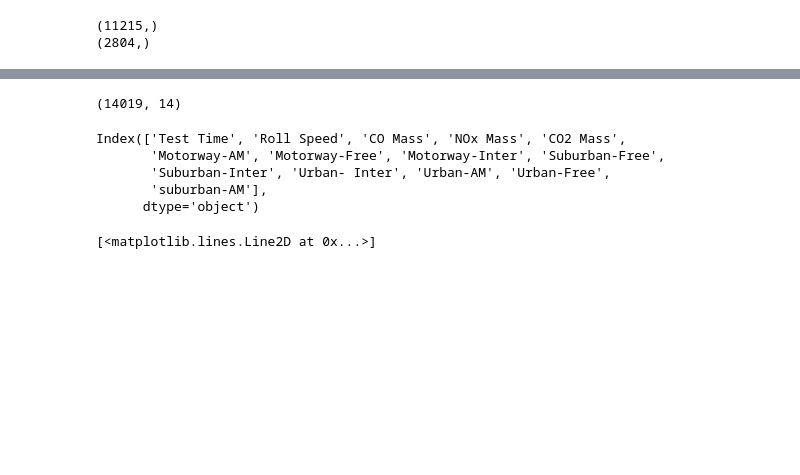
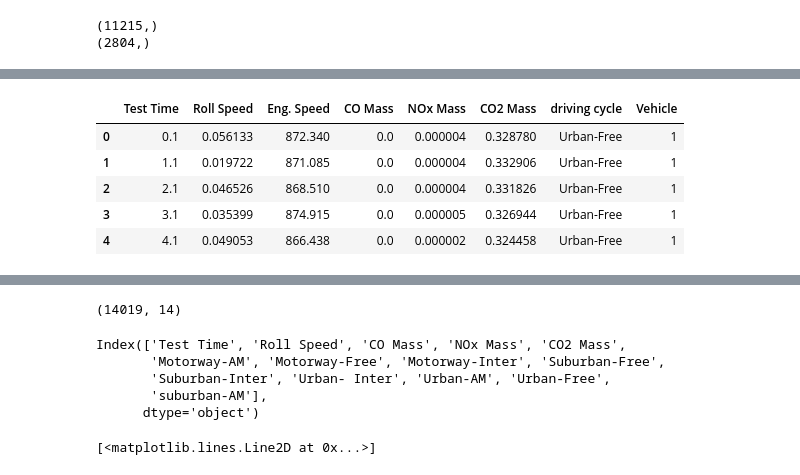
Before and after one commit to msaad1311/TfL-Dataset, a Jupyter notebook: src/EDA.ipynb, the cells around one changed output, grey strips where cells are left out. Drawn from its saved outputs; the diff is of its cells as text; code cells hidden in the pictures; blank space fills up the shorter version.

```diff
--- a/src/EDA.ipynb
+++ b/src/EDA.ipynb
@@ -358,0 +382,4 @@ veh1['CO2_Transformed'],co2Param = stats.boxcox(veh1['CO2 Mass'].astype('float')
+# %%
+data = pd.read_excel('../data/Processed_data.xlsx')
+data = data.loc[:, ~data.columns.str.contains('^Unnamed')]
+data.isnull().sum(),data.shape
@@ -358,0 +397,9 @@ veh1['CO2_Transformed'],co2Param = stats.boxcox(veh1['CO2 Mass'].astype('float')
+# %%
+data.head()
+# %% [output]
+|  | Test Time | Roll Speed | Eng. Speed | CO Mass | NOx Mass | CO2 Mass | driving cycle | Vehicle |
+| 0 | 0.1 | 0.056133 | 872.340 | 0.0 | 0.000004 | 0.328780 | Urban-Free | 1 |
+| 1 | 1.1 | 0.019722 | 871.085 | 0.0 | 0.000004 | 0.332906 | Urban-Free | 1 |
+| 2 | 2.1 | 0.046526 | 868.510 | 0.0 | 0.000004 | 0.331826 | Urban-Free | 1 |
+| 3 | 3.1 | 0.035399 | 874.915 | 0.0 | 0.000005 | 0.326944 | Urban-Free | 1 |
+| 4 | 4.1 | 0.049053 | 866.438 | 0.0 | 0.000002 | 0.324458 | Urban-Free | 1 |
```
Also changed, not shown: parts of 36 cells of this notebook.
